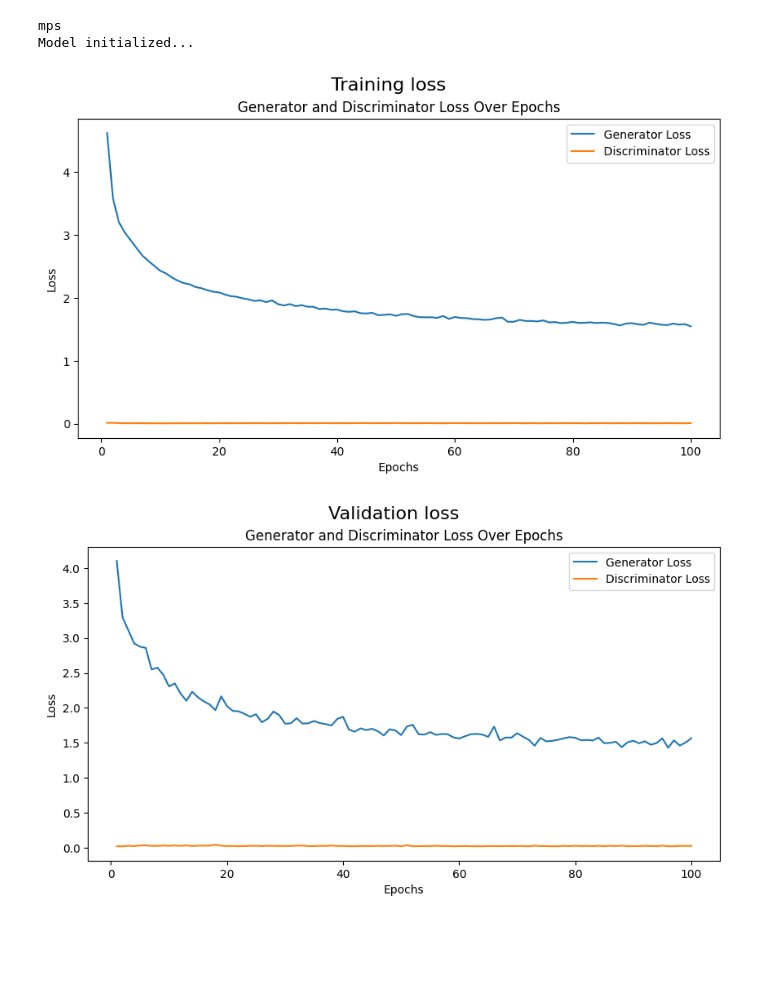
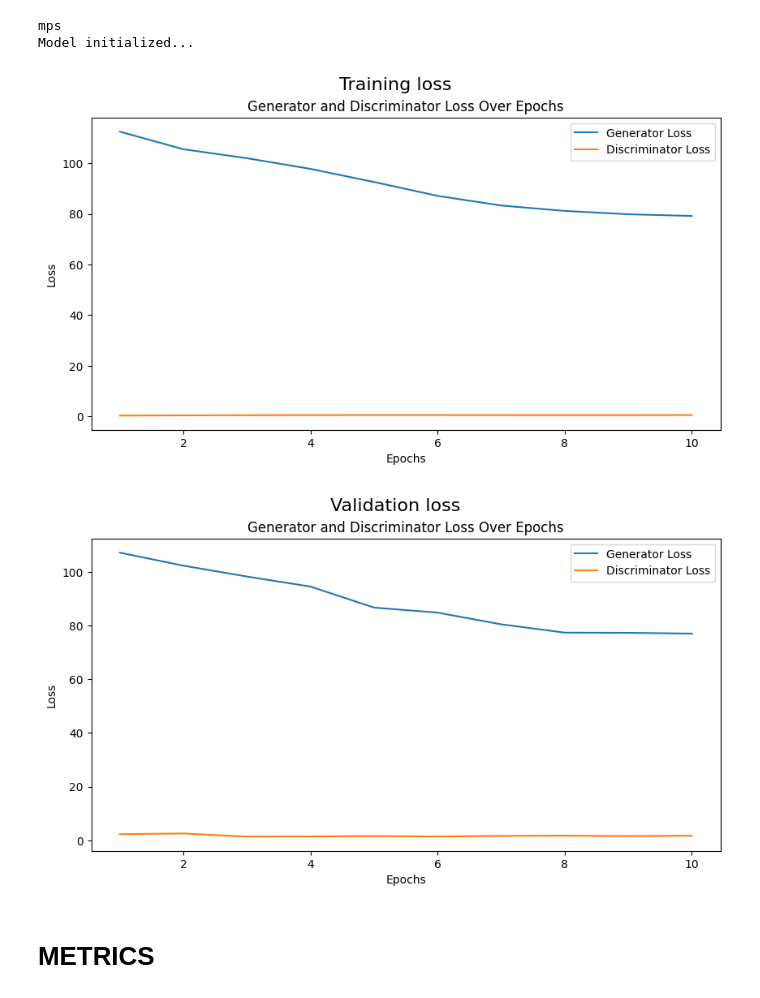
Before and after one commit to lucjonker/Shady_Shenanigans, a Jupyter notebook: src/evaluate_model.ipynb, the cells around one changed output. Drawn from its saved outputs; the diff is of its cells as text; code cells hidden in the pictures; blank space fills up the shorter version.

Commit message:
Evaluation metrics

```diff
--- a/src/evaluate_model.ipynb
+++ b/src/evaluate_model.ipynb
@@ -32,13 +28,15 @@ evaluator.evaluate(test_tile, date_time, overlap=256, strategy="max")
 # %%
-df = pd.read_csv("/Users/luc/Geomatics/Thesis/ShadyShenanigans/results/test_ams_100_epoch/checkpoint/loss_logs/version_0/metrics.csv")
+df = pd.read_csv("/Users/luc/Geomatics/Thesis/ShadyShenanigans/results/test_all_10_epoch/results/loss_logs/version_0/metrics.csv")
 
 g_train = df["train_g_losses"]
 d_train = df["train_d_losses"]
 g_val = df["val_g_losses"]
 d_val = df["val_d_losses"]
 
 plot_losses(g_train, d_train, title="Training loss")
 plot_losses(g_val, d_val, title="Validation loss")
 # %% [output]
-[figure, old version]
+[figure, new version]
-[figure, old version]
+[figure, new version]
+# %% [markdown]
+# METRICS
```
Also changed, not shown: parts of 4 cells of this notebook, 4 other files.
